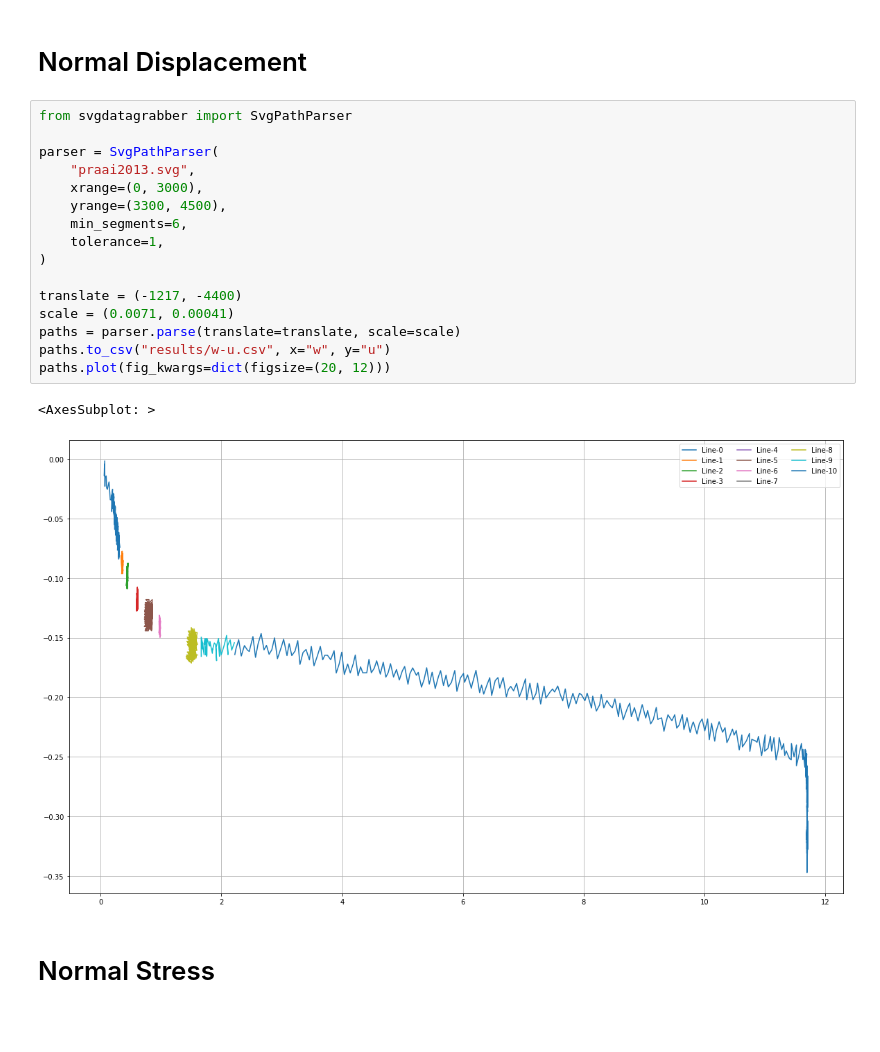
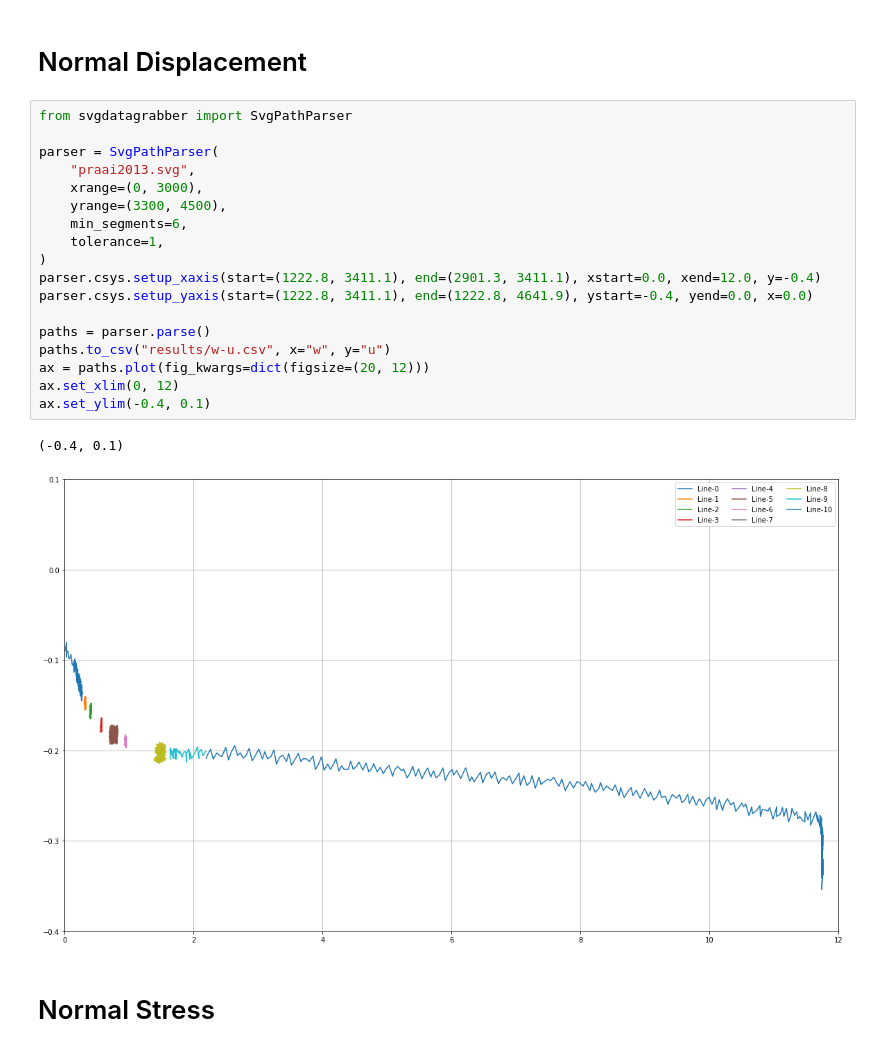
Before and after one commit to haiiliin/svgdatagrabber, a Jupyter notebook: examples/praai2013.ipynb, the cells around one changed output. Drawn from its saved outputs; the diff is of its cells as text; blank space fills up the shorter version.

```diff
--- a/examples/praai2013.ipynb
+++ b/examples/praai2013.ipynb
@@ -62,22 +68,24 @@ paths.plot(fig_kwargs=dict(figsize=(20, 12)))
 # %%
 from svgdatagrabber import SvgPathParser
 
 parser = SvgPathParser(
     "praai2013.svg",
     xrange=(0, 3000),
     yrange=(3300, 4500),
     min_segments=6,
     tolerance=1,
 )
+parser.csys.setup_xaxis(start=(1222.8, 3411.1), end=(2901.3, 3411.1), xstart=0.0, xend=12.0, y=-0.4)
+parser.csys.setup_yaxis(start=(1222.8, 3411.1), end=(1222.8, 4641.9), ystart=-0.4, yend=0.0, x=0.0)
 
-translate = (-1217, -4400)
-scale = (0.0071, 0.00041)
-paths = parser.parse(translate=translate, scale=scale)
+paths = parser.parse()
 paths.to_csv("results/w-u.csv", x="w", y="u")
-paths.plot(fig_kwargs=dict(figsize=(20, 12)))
+ax = paths.plot(fig_kwargs=dict(figsize=(20, 12)))
+ax.set_xlim(0, 12)
+ax.set_ylim(-0.4, 0.1)
 # %% [output]
-<AxesSubplot: >
+(-0.4, 0.1)
-[figure, old version]
+[figure, new version]
 # %% [markdown]
 # Normal Stress
 # %%
```
Also changed, not shown: parts of 5 cells of this notebook, 5 other files.
